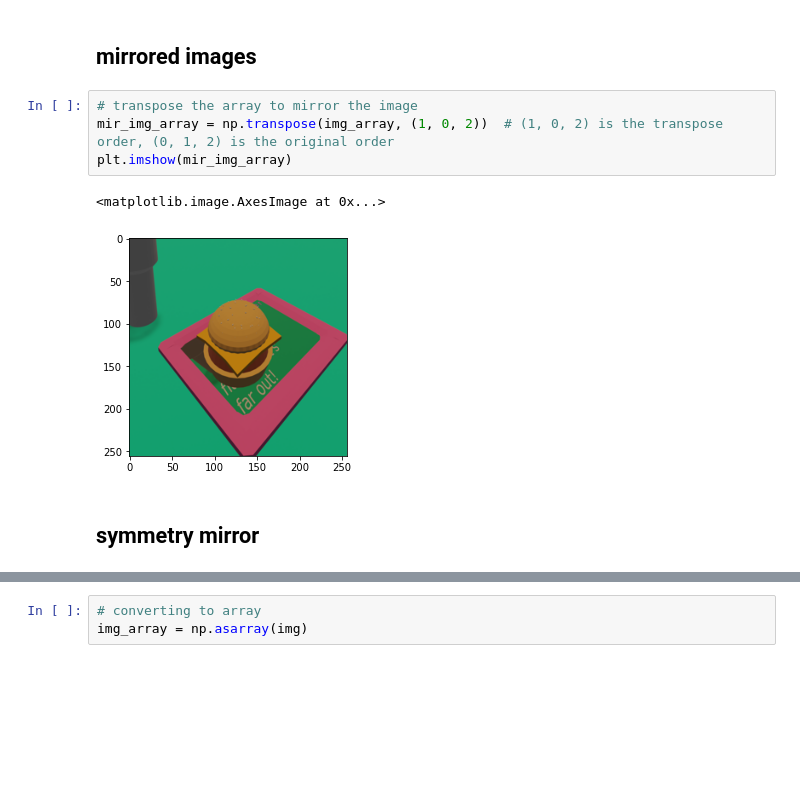
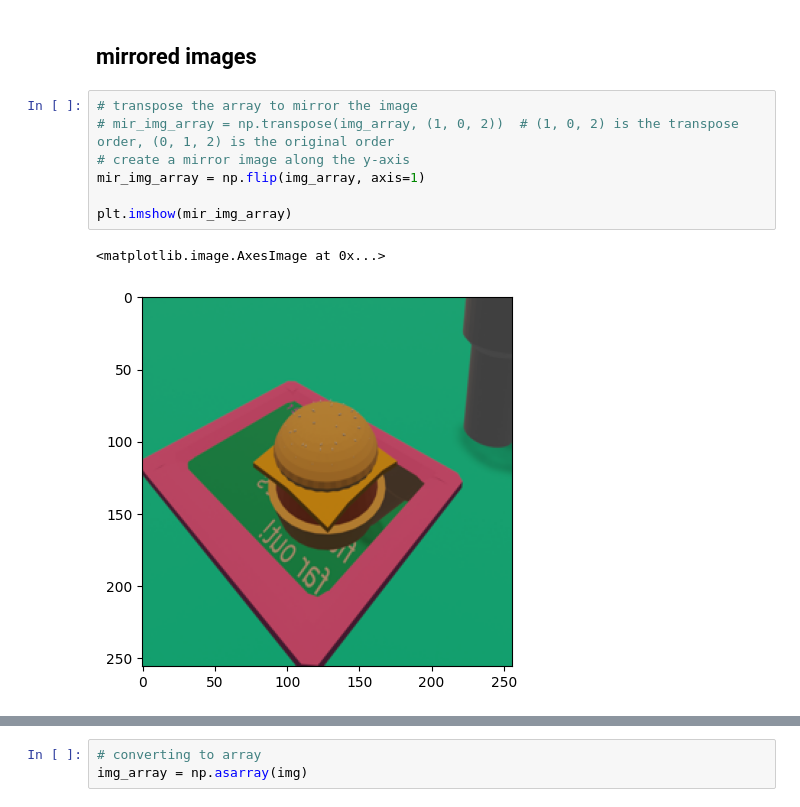
Before and after one commit to elynch90/ImageJam-Desktop, a Jupyter notebook: src/image_experiments.ipynb, the cells around one changed output, grey strips where cells are left out. Drawn from its saved outputs; the diff is of its cells as text; blank space fills up the shorter version.

```diff
--- a/src/image_experiments.ipynb
+++ b/src/image_experiments.ipynb
@@ -63,10 +75,11 @@ plt.imshow(img_array)
 ## mirrored images
 # %%
 # transpose the array to mirror the image
-mir_img_array = np.transpose(img_array, (1, 0, 2))  # (1, 0, 2) is the transpose order, (0, 1, 2) is the original order
+# mir_img_array = np.transpose(img_array, (1, 0, 2))  # (1, 0, 2) is the transpose order, (0, 1, 2) is the original order
+# create a mirror image along the y-axis
+mir_img_array = np.flip(img_array, axis=1)
+
 plt.imshow(mir_img_array)
 # %% [output]
 <matplotlib.image.AxesImage at 0x...>
-[figure, old version]
+[figure, new version]
-# %% [markdown]
-## symmetry mirror
```
Also changed, not shown: parts of 5 cells of this notebook.
